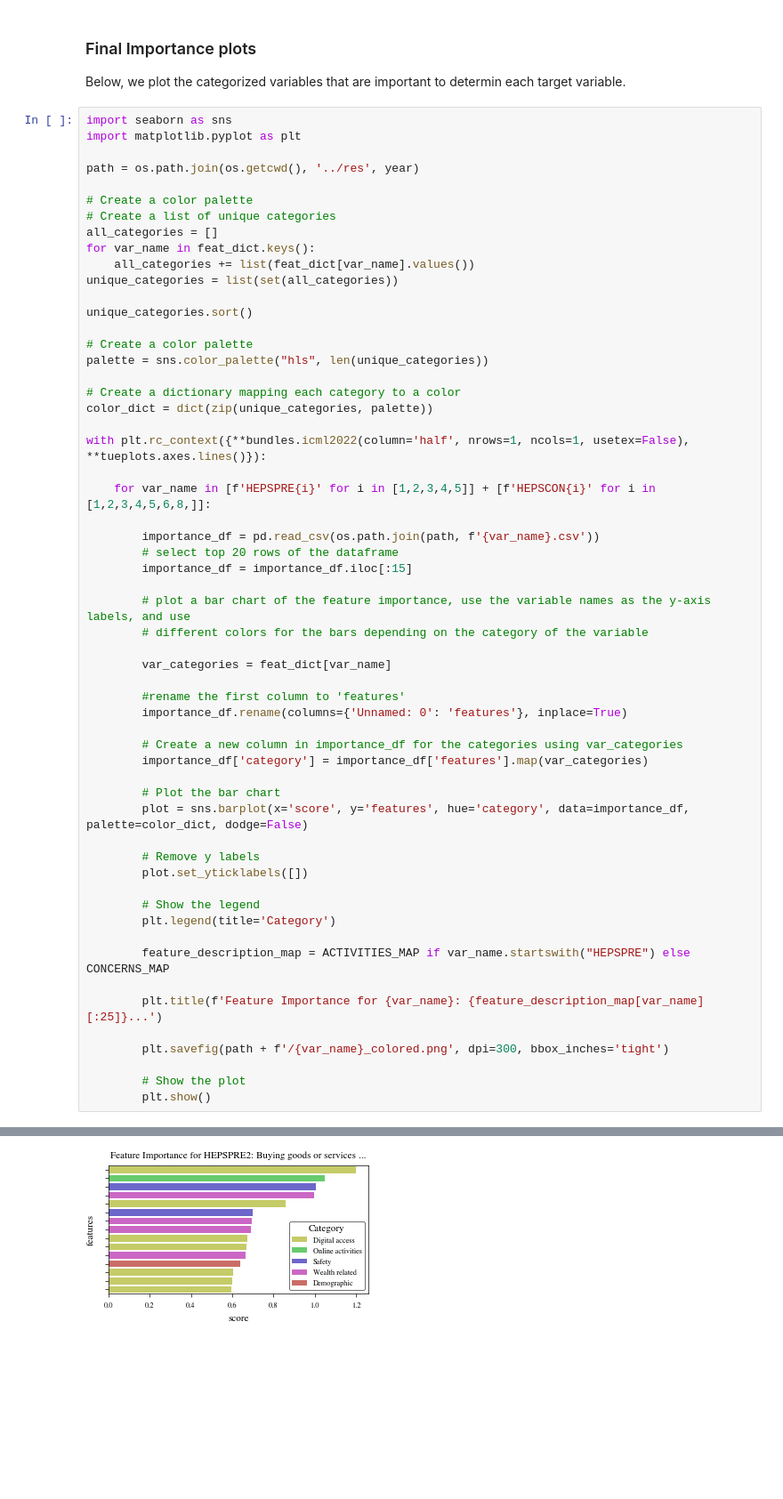
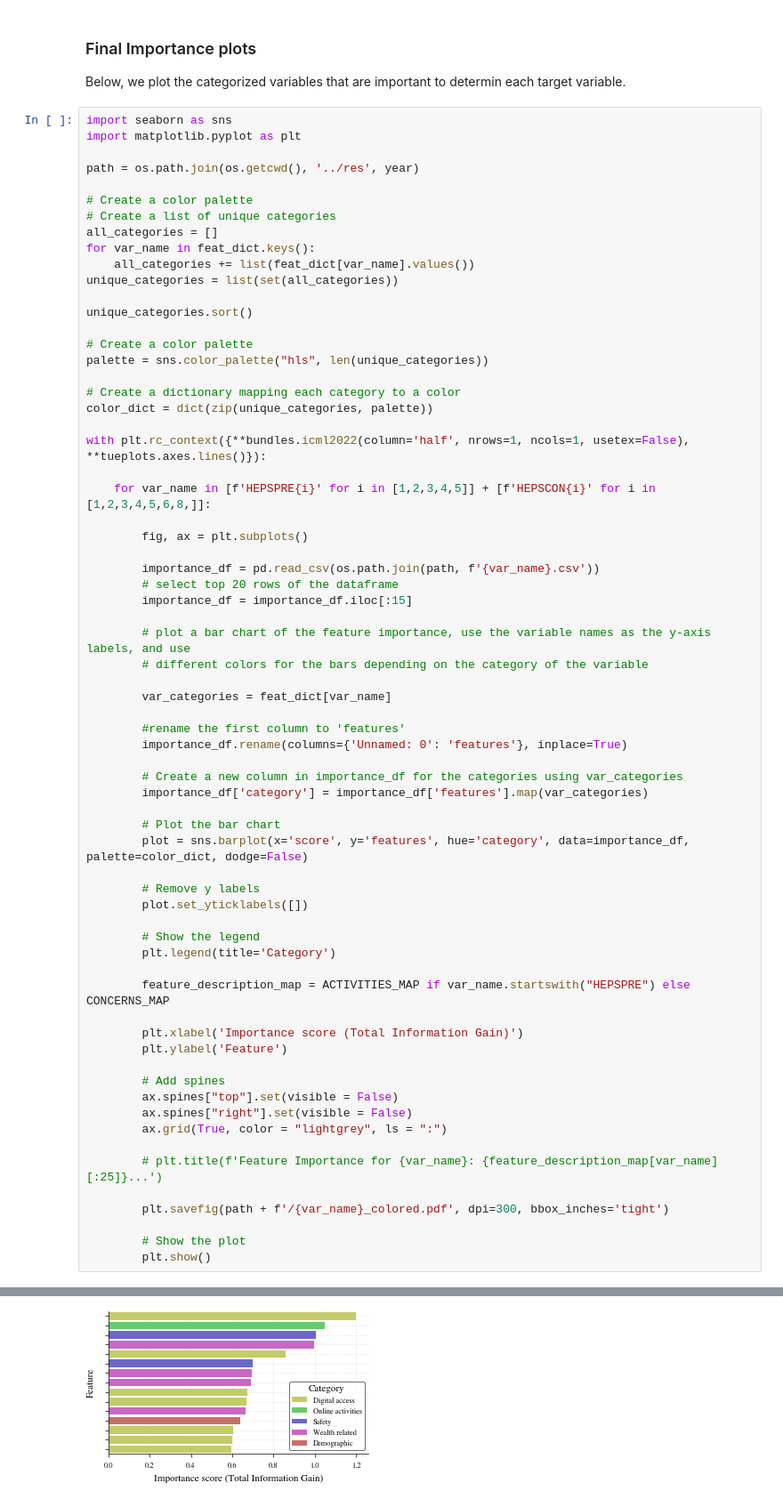
Before and after one commit to swag2198/data-literacy, a Jupyter notebook: exp/XGB_feature_importance.ipynb, the cells around one changed output, grey strips where cells are left out. Shown at 89% size. Drawn from its saved outputs; the diff is of its cells as text; blank space fills up the shorter version.

Commit message:
Map plot

```diff
--- a/exp/XGB_feature_importance.ipynb
+++ b/exp/XGB_feature_importance.ipynb
@@ -321,6 +326,8 @@ color_dict = dict(zip(unique_categories, palette))
 with plt.rc_context({**bundles.icml2022(column='half', nrows=1, ncols=1, usetex=False), **tueplots.axes.lines()}):
 
     for var_name in [f'HEPSPRE{i}' for i in [1,2,3,4,5]] + [f'HEPSCON{i}' for i in [1,2,3,4,5,6,8,]]:
+
+        fig, ax = plt.subplots()
 
         importance_df = pd.read_csv(os.path.join(path, f'{var_name}.csv'))
         # select top 20 rows of the dataframe
@@ -348,9 +355,17 @@ with plt.rc_context({**bundles.icml2022(column='half', nrows=1, ncols=1, usetex=
 
         feature_description_map = ACTIVITIES_MAP if var_name.startswith("HEPSPRE") else CONCERNS_MAP
 
-        plt.title(f'Feature Importance for {var_name}: {feature_description_map[var_name][:25]}...')
+        plt.xlabel('Importance score (Total Information Gain)')
+        plt.ylabel('Feature')
 
-        plt.savefig(path + f'/{var_name}_colored.png', dpi=300, bbox_inches='tight')
+        # Add spines
+        ax.spines["top"].set(visible = False)
+        ax.spines["right"].set(visible = False)
+        ax.grid(True, color = "lightgrey", ls = ":")
+
+        # plt.title(f'Feature Importance for {var_name}: {feature_description_map[var_name][:25]}...')
+
+        plt.savefig(path + f'/{var_name}_colored.pdf', dpi=300, bbox_inches='tight')
 
         # Show the plot
         plt.show()
@@ -359 +374 @@ with plt.rc_context({**bundles.icml2022(column='half', nrows=1, ncols=1, usetex=
-[figure, old version]
+[figure, new version]
```
Also changed, not shown: parts of 6 cells of this notebook, 29 other files.
